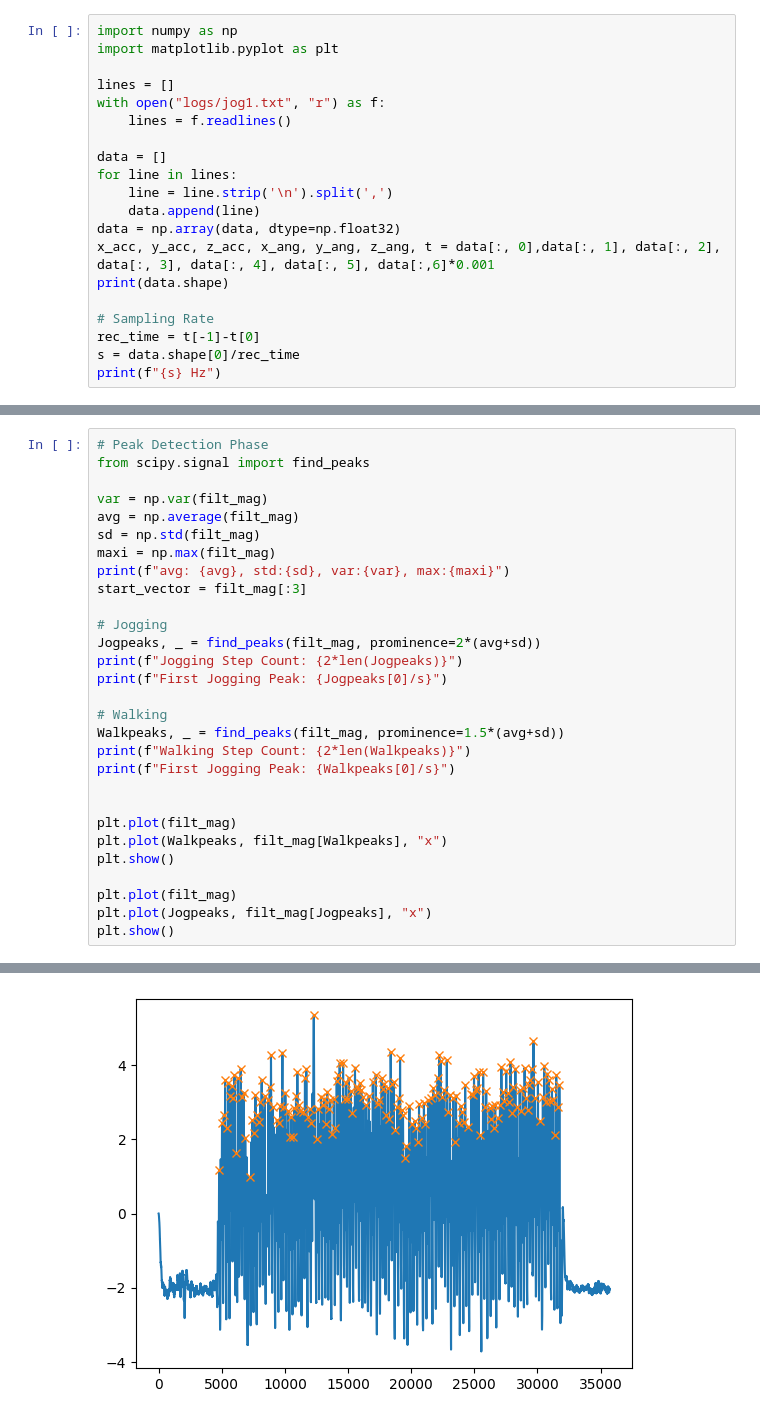
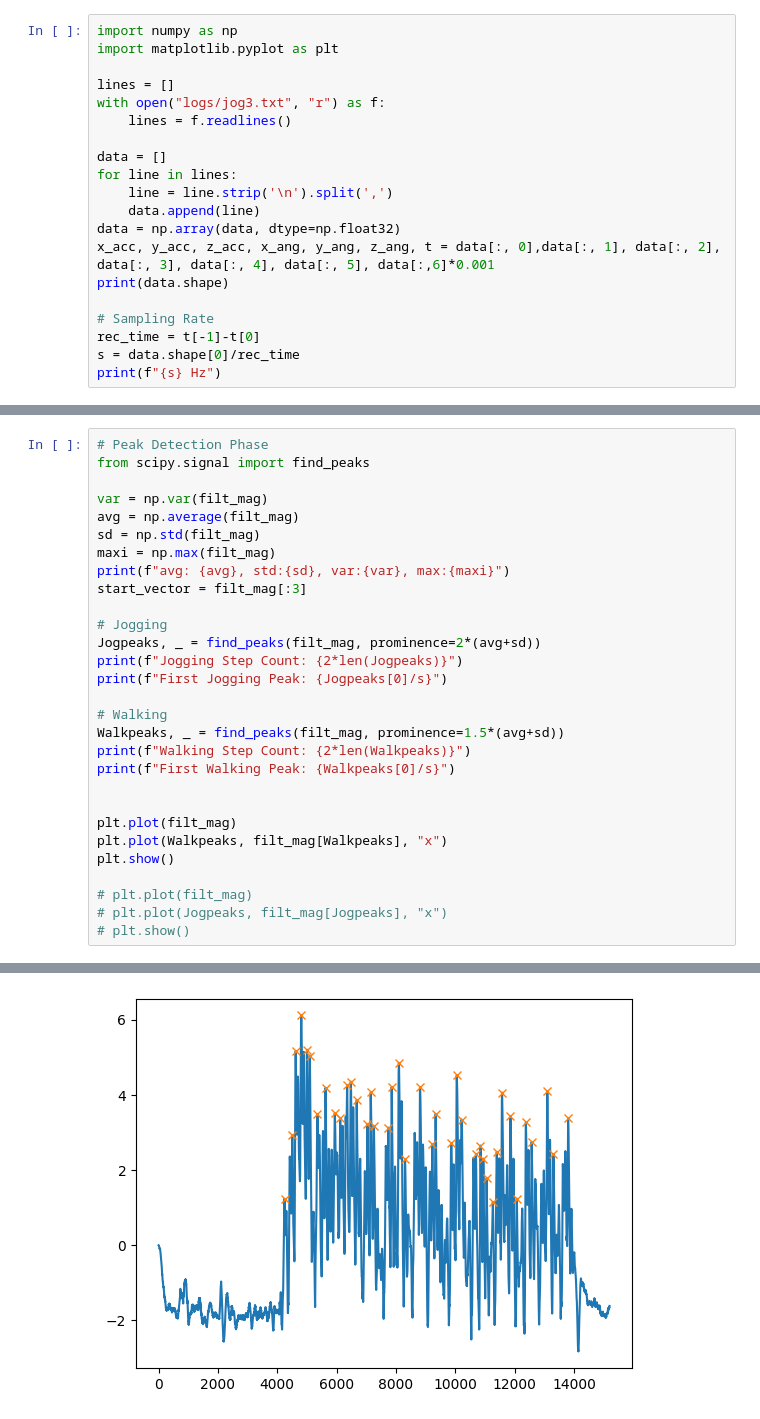
Before and after one commit to CH5425-ShockDetectionProject/StepCounter, a Jupyter notebook: Logs/DataProcessing.ipynb, the cells around one changed output, grey strips where cells are left out. Cells and saved outputs as stored; diff of their text form.

```diff
--- a/Logs/DataProcessing.ipynb
+++ b/Logs/DataProcessing.ipynb
@@ -3,7 +3,7 @@ import numpy as np
 import matplotlib.pyplot as plt
 
 lines = []
-with open("logs/jog1.txt", "r") as f:
+with open("logs/jog3.txt", "r") as f:
     lines = f.readlines()
 
 data = []
@@ -119,14 +129,14 @@ print(f"First Jogging Peak: {Jogpeaks[0]/s}")
 # Walking
 Walkpeaks, _ = find_peaks(filt_mag, prominence=1.5*(avg+sd))
 print(f"Walking Step Count: {2*len(Walkpeaks)}")
-print(f"First Jogging Peak: {Walkpeaks[0]/s}")
+print(f"First Walking Peak: {Walkpeaks[0]/s}")
 
 
 plt.plot(filt_mag)
 plt.plot(Walkpeaks, filt_mag[Walkpeaks], "x")
 plt.show()
 
-plt.plot(filt_mag)
-plt.plot(Jogpeaks, filt_mag[Jogpeaks], "x")
-plt.show()
+# plt.plot(filt_mag)
+# plt.plot(Jogpeaks, filt_mag[Jogpeaks], "x")
+# plt.show()
 # %% [output]
@@ -138 +148 @@ First Jogging Peak: 19.96996946581041
-[figure, old version]
+[figure, new version]
```
Also changed, not shown: parts of 5 cells of this notebook, 5 other files.
